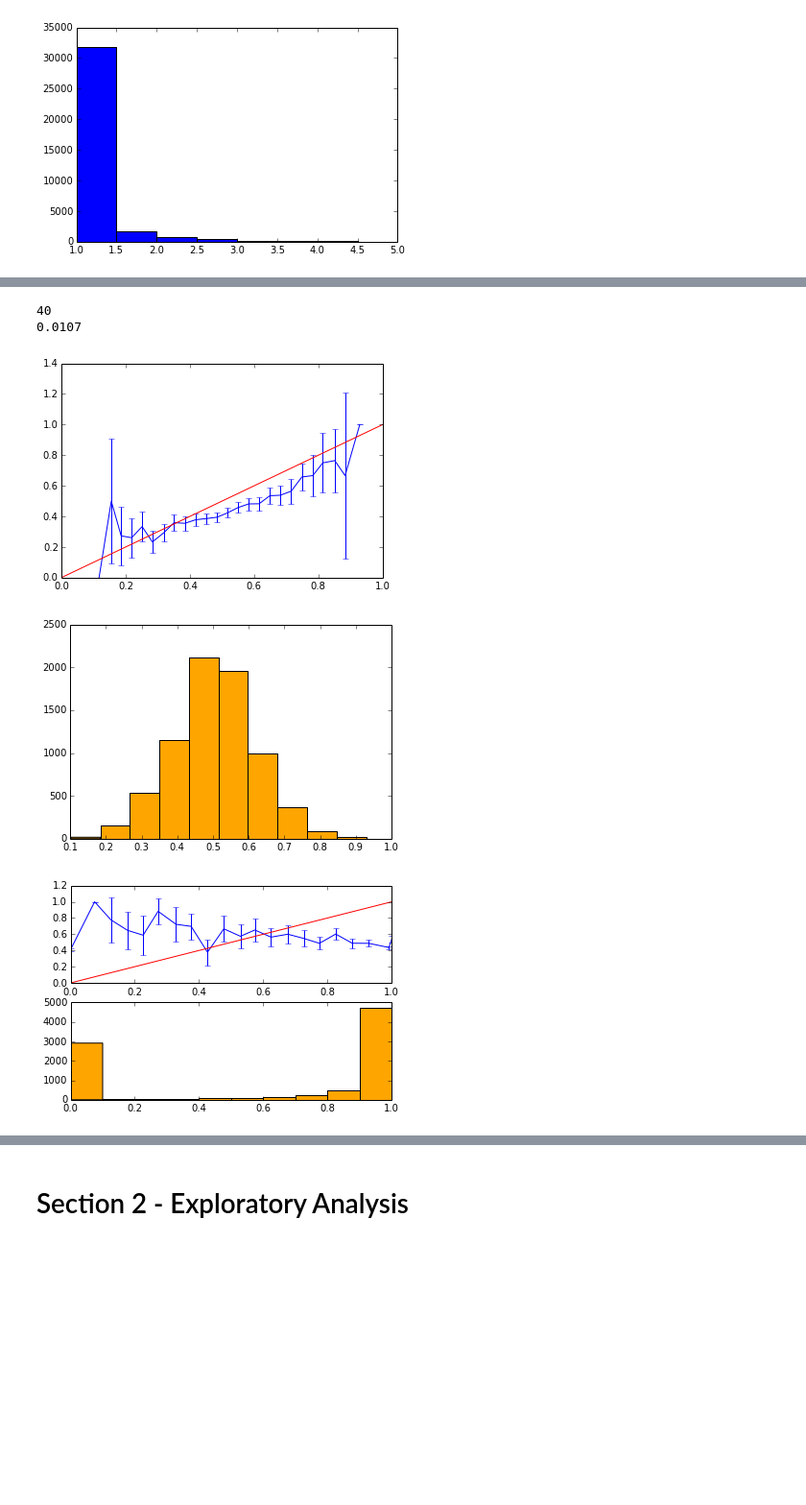
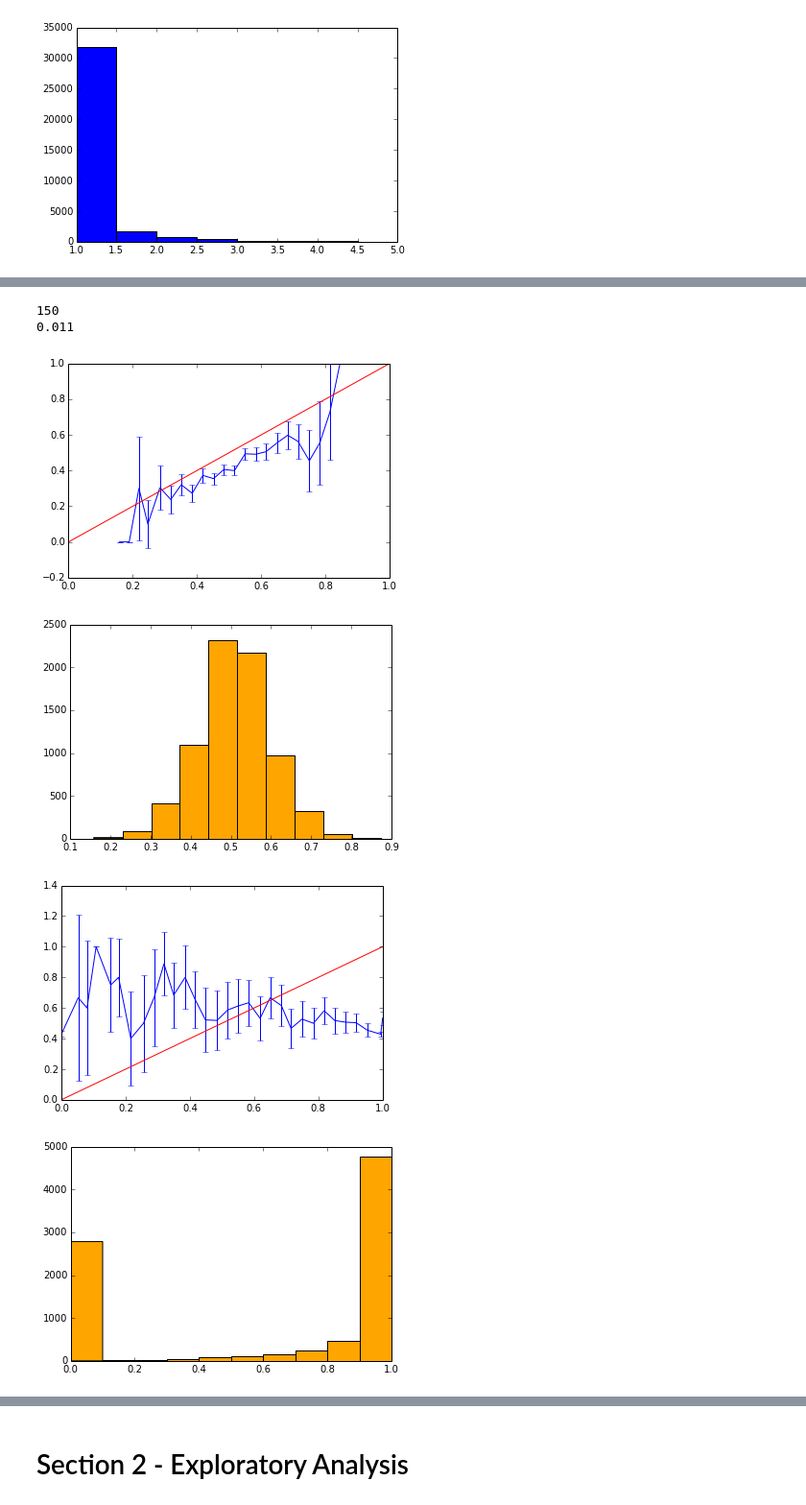
Before and after one commit to johnsturm/cs109, a Jupyter notebook: Process Book.ipynb, the cells around one changed output, grey strips where cells are left out. Shown at 96% size. Saved outputs shown, nothing was run; the diff lists cells and outputs as text; code cells hidden in the pictures; blank space fills up the shorter version.

```diff
--- a/Process Book.ipynb
+++ b/Process Book.ipynb
@@ -797,3 +999,5 @@ ytest_final = test['success']
+# %%
+x, y, xtrain, ytrain, xtest_final, ytest_final = prelim_split(subdf, 'blurb')
 # %%
 #the grid of parameters to search over
 alphas = [300, 325, 350, 375, 362.5]
@@ -1113,7 +1321,7 @@ xtrain_weights = train['weight']
 x_weights = testdf['weight']
 
 #the grid of parameters to search over
-alphas = [0, 10, 20, 30, 40]
+alphas = [40, 100, 150, 200]
 min_dfs = [.0107, .0108, .0109, .011, .0111, .0112]
 
 #Find the best value for alpha and min_df, and the best classifier
@@ -1151,10 +1359,10 @@ clf.fit(xtrain_vector, ytrain, sample_weight = xtrain_weights)
 clf.score(xtest_vector, ytest_final)
 calibration_plot(clf, xtest_vector, ytest_final)
 # %% [output]
-40
-0.0107
+150
+0.011
-[figure, old version]
+[figure, new version]
-[figure, old version]
+[figure, new version]
 # %%
 class Markov:
 
@@ -1218,7 +1426,7 @@ class MarkovClassifier:
     def __init__(self, alpha):
         self.alpha = alpha
 
-    def train(self, X, Y):
+    def fit(self, X, Y):
         success = []
         failure = []
         for x, y in zip(X, Y):
@@ -1231,7 +1439,7 @@ class MarkovClassifier:
         self.fm = Markov(failure, alpha=self.alpha)
 
     def predict_log_proba(self, text):
-        return self.sm.log_prob(text) - math.log(self.sm.prob(text) + self.fm.prob(text))
+        return (self.fm.log_prob(text) - math.log(self.sm.prob(text) + self.fm.prob(text)), self.sm.log_prob(text) - math.log(self.sm.prob(text) + self.fm.prob(text)))
 
     def prob(self, text):
         return self.sm.prob(text) / (self.sm.prob(text) + self.fm.prob(text))
@@ -1239,7 +1447,7 @@ class MarkovClassifier:
     def predict_proba(self, X):
         return [[0, self.prob(x)] for x in X]
 # %%
-i, e = disjoint_sets(len(testdf))
+i, e = disjoint_sets(len(subdf))
 train = subdf[i]
 test = subdf[e]
 
@@ -1247,14 +1455,15 @@ x = subdf['blurb']
 y = subdf['success']
 
 xtrain = train['blurb']
-xtest_final = test['blurb']
+xtest = test['blurb']
 ytrain = train['success']
-ytest_final = test['success']
+ytest = test['success']
 # %%
 mclf = MarkovClassifier(100)
 
-mclf.train(xtrain, ytrain)
+mclf.fit(xtrain, ytrain)
 
 calibration_plot(mclf, xtest, ytest)
 # %% [output]
-[figure, old version]
+[figure, new version]
+[figure, added]
```
Also changed, not shown: parts of 62 cells of this notebook.
